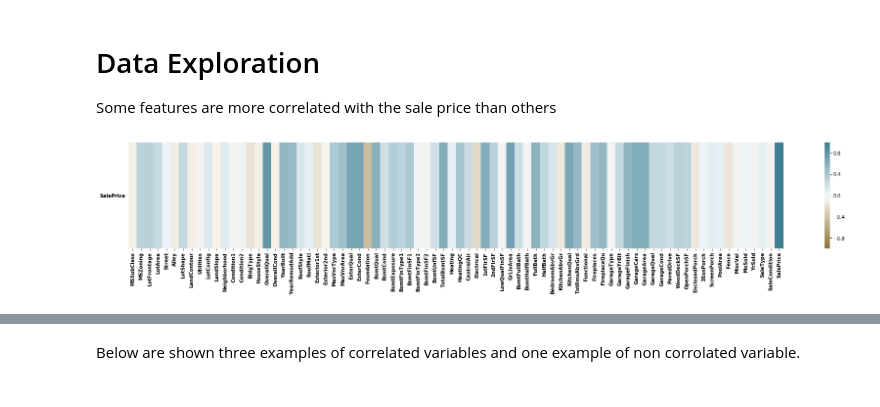
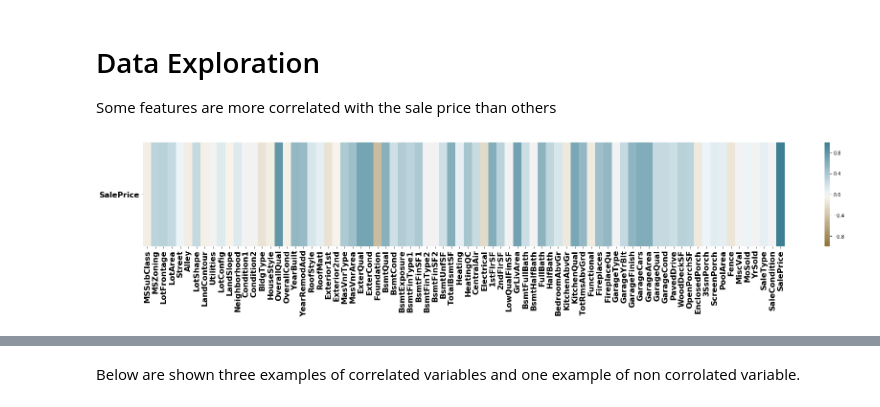
Before and after one commit to BenInTheBox/DataScienceInPractice, a Jupyter notebook: project/code.ipynb, the cells around one changed output, grey strips where cells are left out. Cells and saved outputs as stored; diff of their text form; code cells hidden in the pictures.

```diff
--- a/project/code.ipynb
+++ b/project/code.ipynb
@@ -294,16 +310,16 @@ Some features are more correlated with the sale price than others
 # %%
 f,ax=plt.subplots(figsize=(30,4))
 corr = data_cleaned.corr()
 ax = sns.heatmap(corr.sort_values(by=['SalePrice'], ascending=False).head(1),
 vmin=-1, vmax=1, center=0,
 cmap=sns.diverging_palette(420, 220, n=100),
 square=False)
 
-plt.xticks(weight='bold')
-plt.yticks(weight='bold', rotation=0)
-plt.savefig('EDACorr.png')
+plt.xticks(weight='bold', fontsize=16)
+plt.yticks(weight='bold', rotation=0, fontsize=16)
+plt.savefig('EDACorr.png',bbox_inches='tight')
 # %% [output]
-[figure, old version]
+[figure, new version]
 # %%
 corr = data_cleaned.corr()
 corrVal=corr["SalePrice"].sort_values(ascending=False).to_frame()
```
Also changed, not shown: parts of 24 cells of this notebook, 20 other files.
